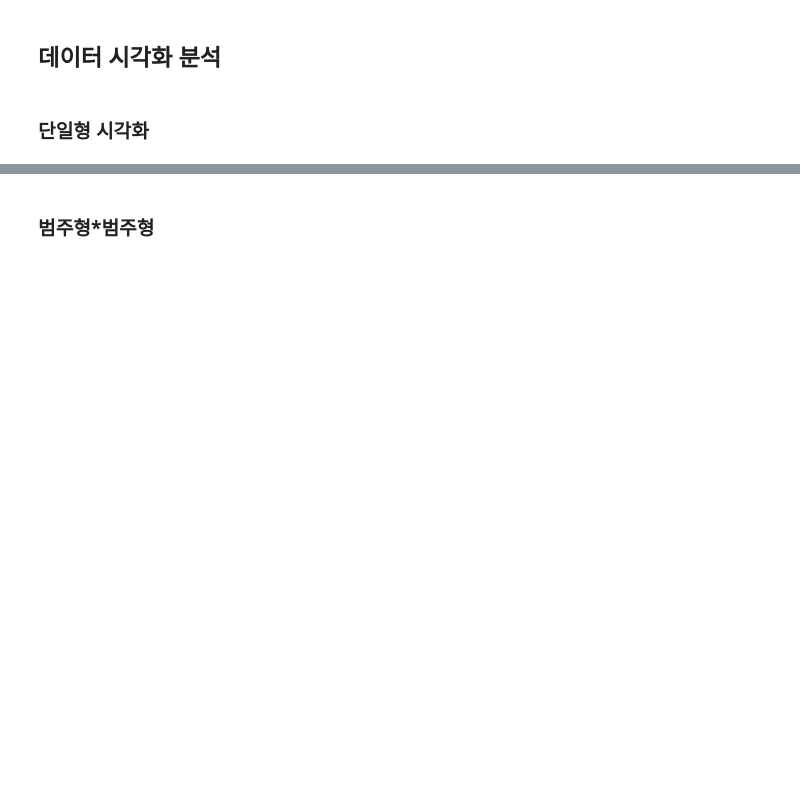
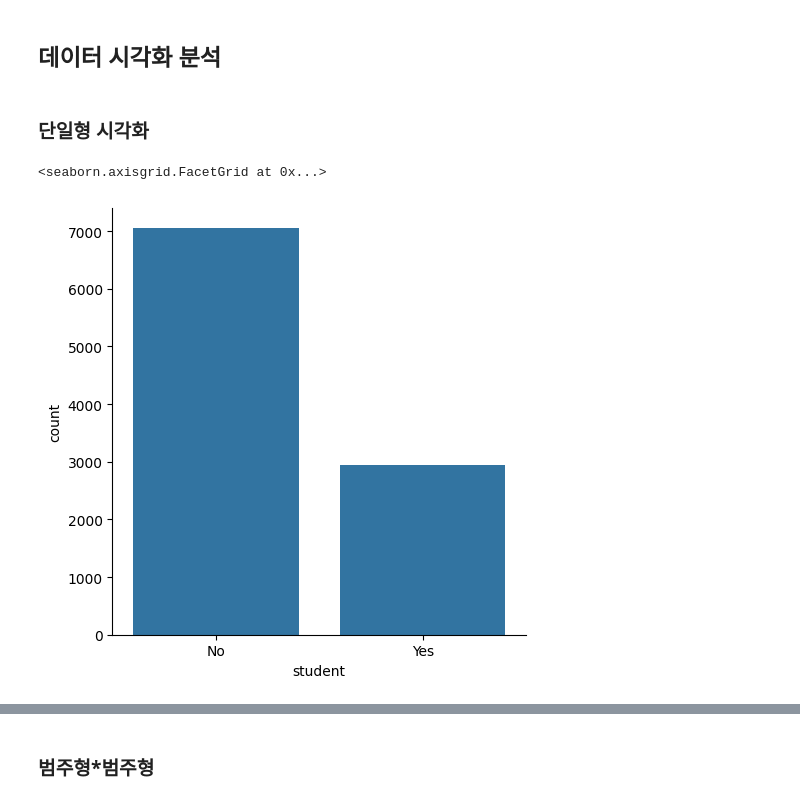
Before and after one commit to masterjms/Bigdata_analysis, a Jupyter notebook: 5주차 실습/데이터실습.ipynb, the cells around one changed output, grey strips where cells are left out. Drawn from its saved outputs; the diff is of its cells as text; code cells hidden in the pictures; blank space fills up the shorter version.

```diff
--- a/5주차 실습/데이터실습.ipynb
+++ b/5주차 실습/데이터실습.ipynb
@@ -364,0 +398,9 @@ df1
+# %%
+# 자동보고서 생성
+from ydata_profiling import ProfileReport
+import pandas as pd
+
+df = pd.read_csv('default.csv')
+
+profile = ProfileReport(df, title='자동 탐색 보고서', explorative=True)
+profile.to_file("report.html")
@@ -369,5 +414,9 @@ df1
 # %%
 # 범주형 확인
 # 학생여부 default 확인
+sns.catplot(x='student', kind='count',data=df)
+# %% [output]
+<seaborn.axisgrid.FacetGrid at 0x...>
+[figure, added]
 # %%
 # level 별 분포 확인
```
Also changed, not shown: parts of 20 cells of this notebook, 2 other files.
